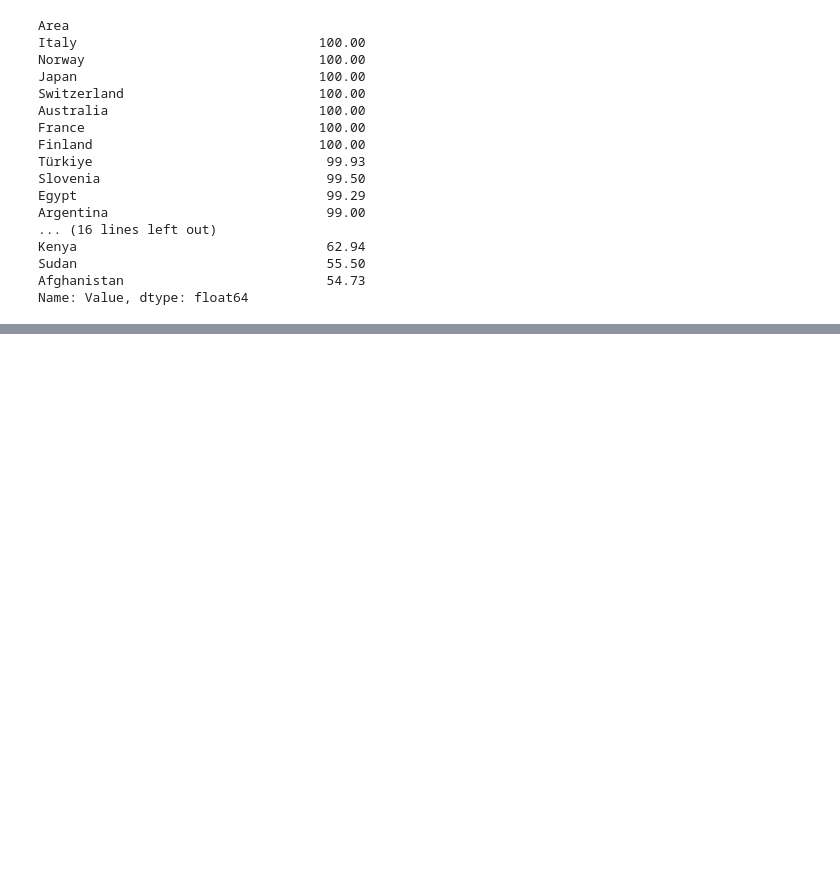
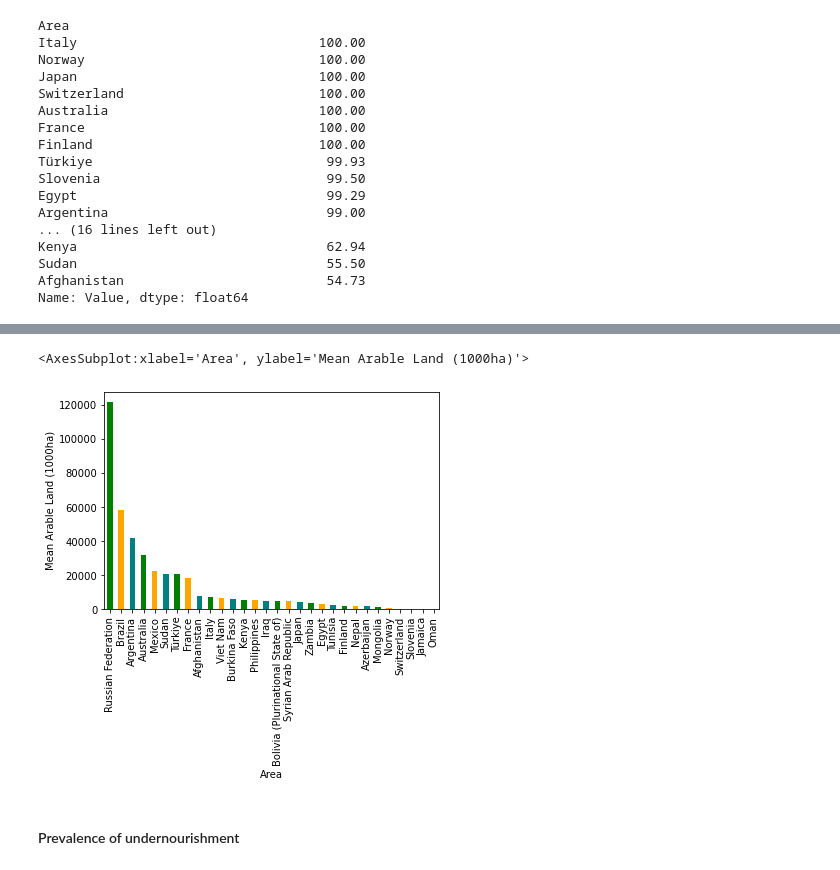
Before and after one commit to Programmer-ms742001/DataAnalysisProject, a Jupyter notebook: Data Analysis Main.ipynb, the cells around one changed output, grey strips where cells are left out. Cells and saved outputs as stored; diff of their text form; code cells hidden in the pictures; blank space fills up the shorter version.

```diff
--- a/Data Analysis Main.ipynb
+++ b/Data Analysis Main.ipynb
@@ -186,0 +201,9 @@ Name: Value, dtype: float64
+# %%
+# Filter the dataset for rows where 'Variable' is 'Arable land'
+arable_land_dataset = dataset_filtered[dataset_filtered["Variable"] == "Arable land area"]
+
+# Group by 'Area' and calculate the maximum of 'Value'
+max_arable_land_area = arable_land_dataset.groupby("Area")["Value"].max()
+
+# Displaying Results
+max_arable_land_area.sort_values(ascending=False, inplace=True) # Pandas library function for sorting series.
@@ -186,0 +230,7 @@ Name: Value, dtype: float64
+# %%
+max_arable_land_area.plot.bar(xlabel='Area', ylabel='Mean Arable Land (1000ha)', color=['green','orange','teal'])
+# %% [output]
+<AxesSubplot:xlabel='Area', ylabel='Mean Arable Land (1000ha)'>
+[figure, added]
+# %% [markdown]
+#### Prevalence of undernourishment
```
Also changed, not shown: parts of 20 cells of this notebook.
